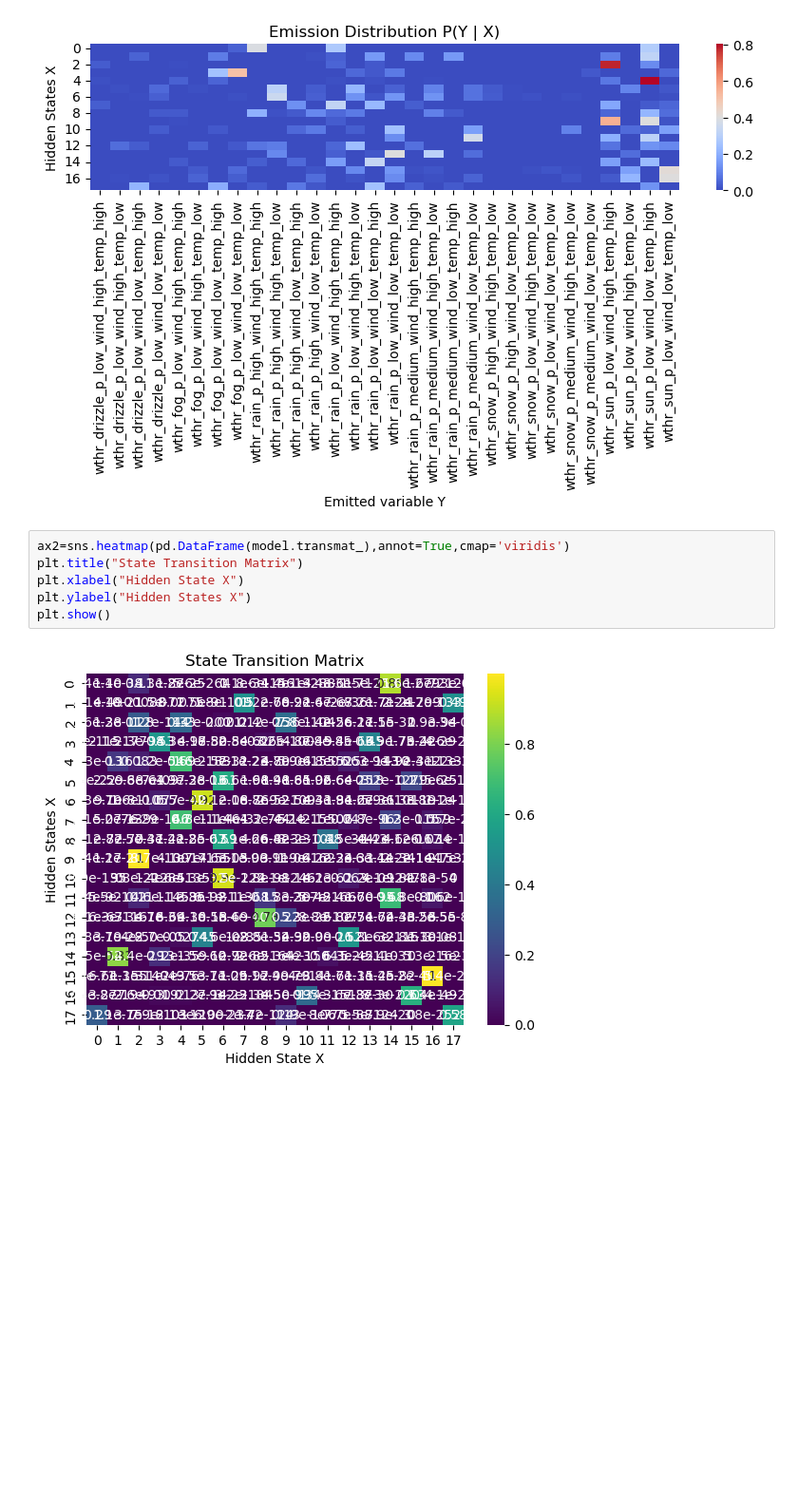
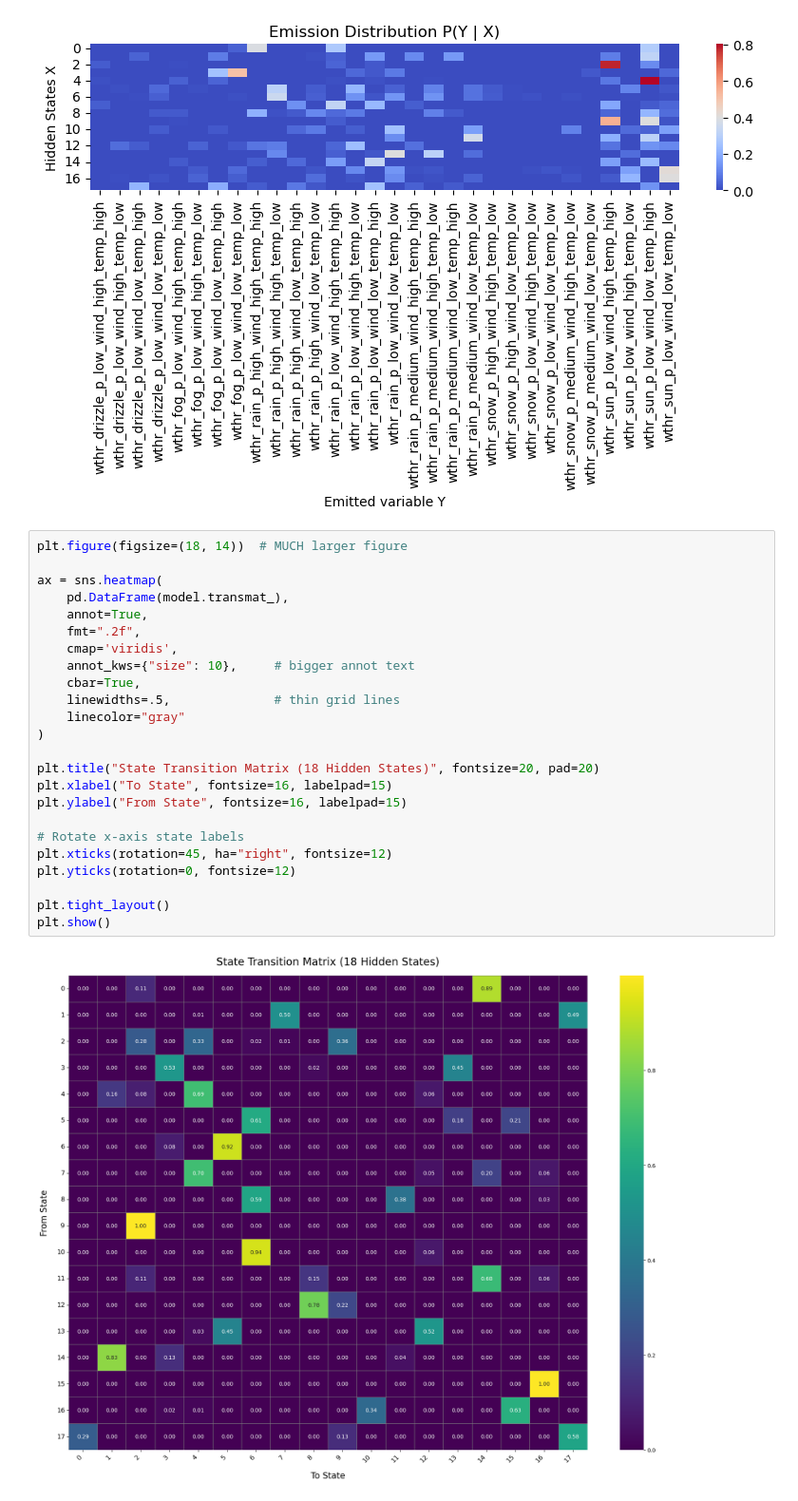
Before and after one commit to sarangkulkarni-math/Hidden-Markov-Models, a Jupyter notebook: HMM_first_project.ipynb, the cells around one changed output. Shown at 95% size. Drawn from its saved outputs; the diff is of its cells as text; blank space fills up the shorter version.

```diff
--- a/HMM_first_project.ipynb
+++ b/HMM_first_project.ipynb
@@ -519,10 +519,28 @@ plt.show()
 # %% [output]
 [figure]
 # %%
-ax2=sns.heatmap(pd.DataFrame(model.transmat_),annot=True,cmap='viridis')
-plt.title("State Transition Matrix")
-plt.xlabel("Hidden State X")
-plt.ylabel("Hidden States X")
+plt.figure(figsize=(18, 14))  # MUCH larger figure
+
+ax = sns.heatmap(
+    pd.DataFrame(model.transmat_),
+    annot=True,
+    fmt=".2f",
+    cmap='viridis',
+    annot_kws={"size": 10},     # bigger annot text
+    cbar=True,
+    linewidths=.5,              # thin grid lines
+    linecolor="gray"
+)
+
+plt.title("State Transition Matrix (18 Hidden States)", fontsize=20, pad=20)
+plt.xlabel("To State", fontsize=16, labelpad=15)
+plt.ylabel("From State", fontsize=16, labelpad=15)
+
+# Rotate x-axis state labels
+plt.xticks(rotation=45, ha="right", fontsize=12)
+plt.yticks(rotation=0, fontsize=12)
+
+plt.tight_layout()
 plt.show()
 # %% [output]
-[figure, old version]
+[figure, new version]
```
